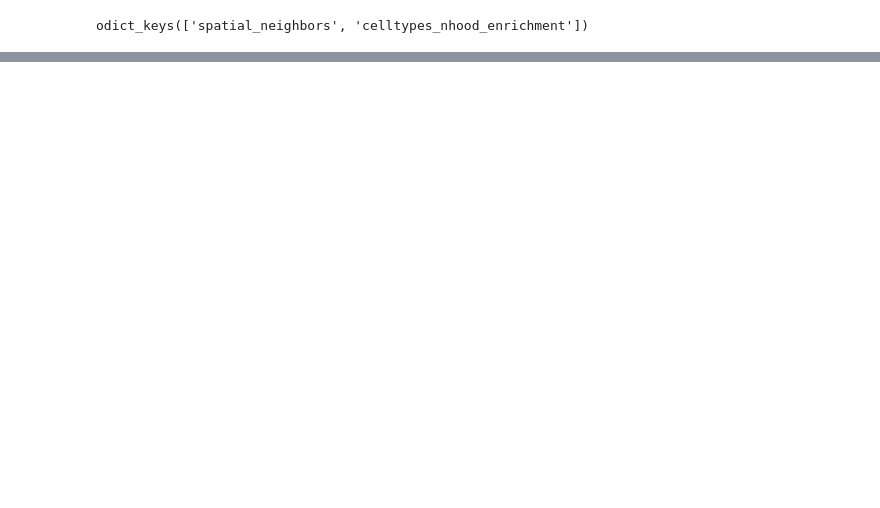
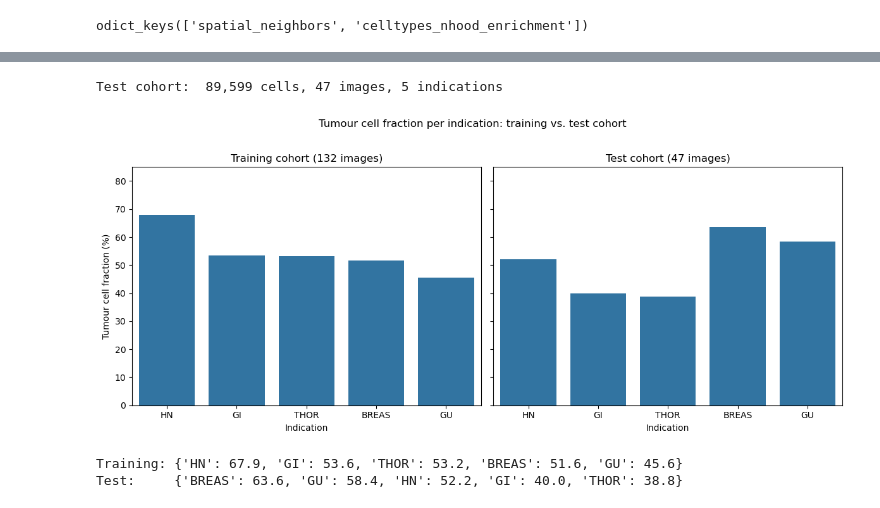
Before and after one commit to zofiarewak/UW-BiolSys-Project3, a Jupyter notebook: SpatialProteomics.ipynb, the cells around one changed output, grey strips where cells are left out. Saved outputs shown, nothing was run; the diff lists cells and outputs as text; code cells hidden in the pictures; blank space fills up the shorter version.

```diff
--- a/SpatialProteomics.ipynb
+++ b/SpatialProteomics.ipynb
@@ -405,0 +625,54 @@ odict_keys(['spatial_neighbors', 'celltypes_nhood_enrichment'])
+# %%
+# Load test cohort
+adata_test = ad.read_h5ad('data/test_adata.h5ad')
+adata_test.layers['exprs_arcsinh'] = adata_test.layers['exprs']
+adata_test = adata_test[adata_test.obs['celltypes'] != 'undefined'].copy()
+
+print(f'Test cohort:  {adata_test.n_obs:,} cells, '
+      f"{adata_test.obs['image'].nunique()} images, "
+      f"{adata_test.obs['Indication'].nunique()} indications")
+# %% [output]
+Test cohort:  89,599 cells, 47 images, 5 indications
+# %%
+def tf_by_indication(a):
+    return (
+        a.obs
+        .assign(is_tumor=a.obs['celltypes'] == 'Tumor')
+        .groupby('Indication', observed=True)['is_tumor']
+        .mean()
+        .sort_values(ascending=False) * 100
+    )
+
+train_tf = tf_by_indication(adata)
+test_tf  = tf_by_indication(adata_test)
+
+# Use training-cohort order on both axes for direct comparison
+ind_order = train_tf.index.tolist()
+
+fig, axes = plt.subplots(1, 2, figsize=(12, 5), sharey=True)
+
+sns.barplot(x=ind_order,
+            y=train_tf.reindex(ind_order).values,
+            ax=axes[0])
+axes[0].set_title('Training cohort (132 images)')
+axes[0].set_ylabel('Tumour cell fraction (%)')
+axes[0].set_xlabel('Indication')
+axes[0].set_ylim(0, 85)
+
+sns.barplot(x=ind_order,
+            y=test_tf.reindex(ind_order).values,
+            ax=axes[1])
+axes[1].set_title('Test cohort (47 images)')
+axes[1].set_xlabel('Indication')
+axes[1].set_ylim(0, 85)
+
+plt.suptitle('Tumour cell fraction per indication: training vs. test cohort', y=1.02)
+plt.tight_layout()
+plt.show()
+
+print('Training:', train_tf.round(1).to_dict())
+print('Test:    ', test_tf.round(1).to_dict())
+# %% [output]
+[figure, added]
+Training: {'HN': 67.9, 'GI': 53.6, 'THOR': 53.2, 'BREAS': 51.6, 'GU': 45.6}
+Test:     {'BREAS': 63.6, 'GU': 58.4, 'HN': 52.2, 'GI': 40.0, 'THOR': 38.8}
```
Also changed, not shown: parts of 24 cells of this notebook, 1 other file.
